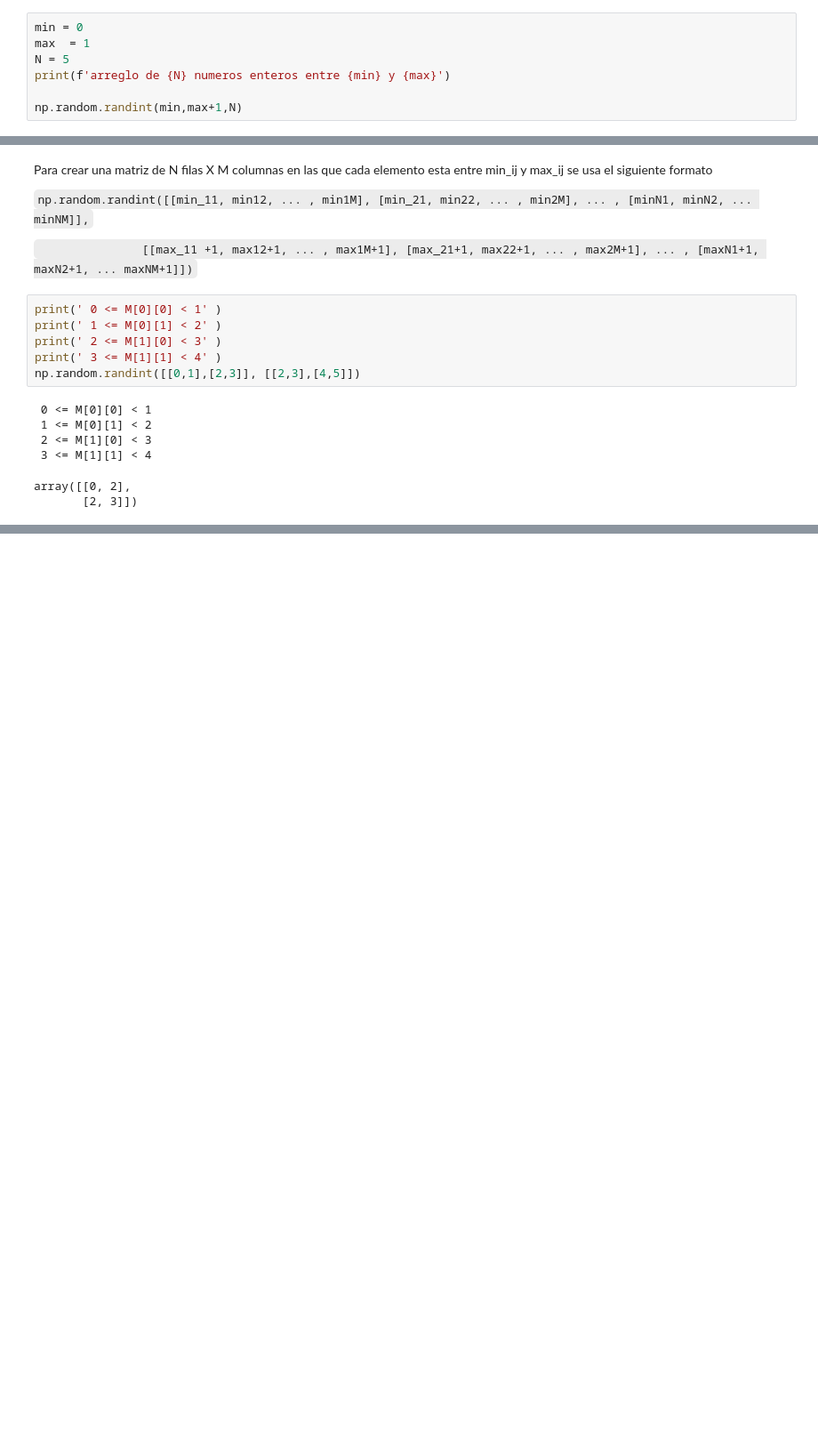
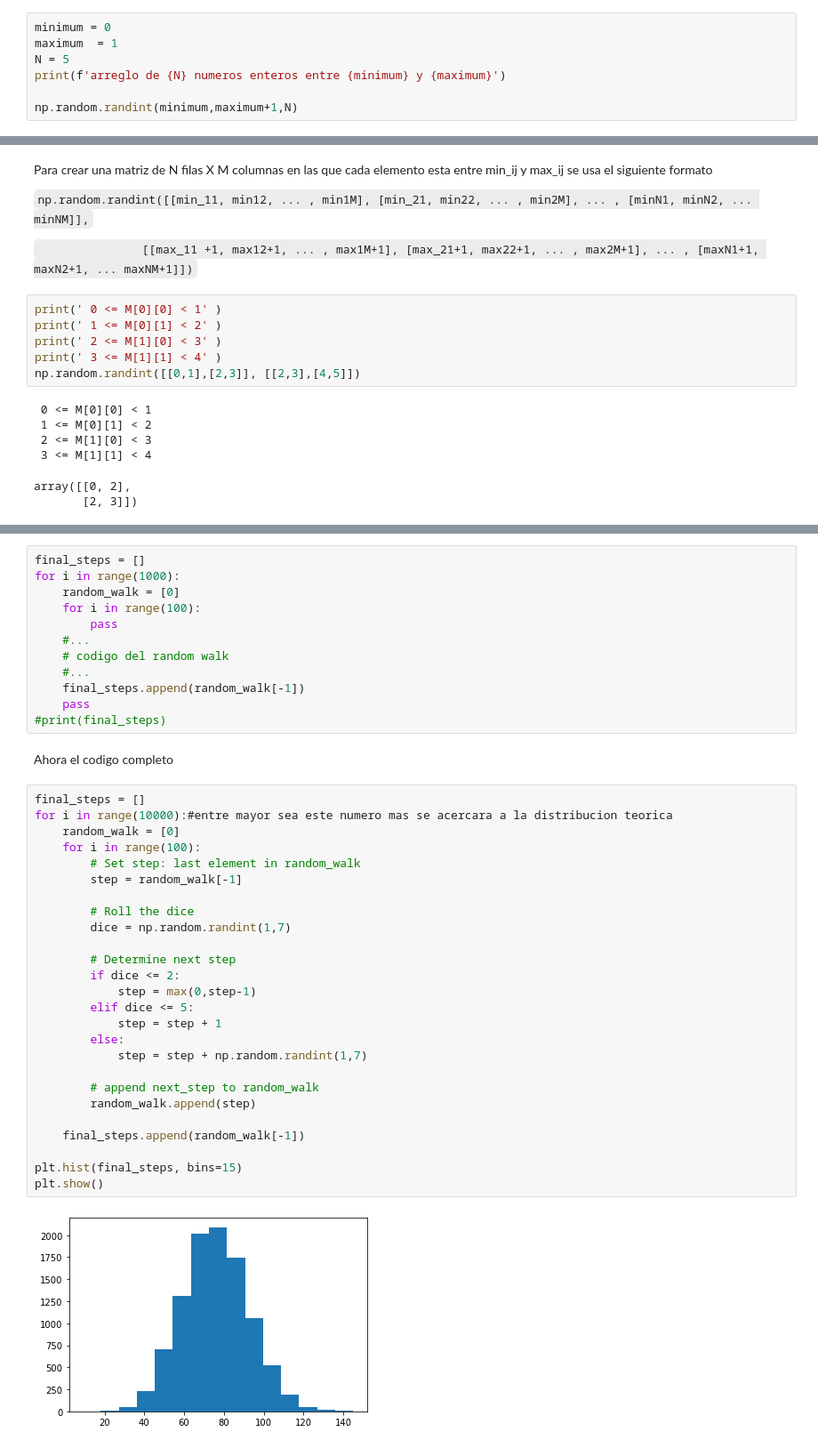
Before and after one commit to aforeroo/notebooks, a Jupyter notebook: random-numbers.ipynb, the cells around one changed output, grey strips where cells are left out. Shown: that part at 89% size. Cells and saved outputs as stored; diff of their text form; blank space fills up the shorter version.

```diff
--- a/random-numbers.ipynb
+++ b/random-numbers.ipynb
@@ -63,12 +63,12 @@ array([[0.34033785, 0.82435246],
 # %% [markdown]
 para crear un arreglo de N numeros aleatorios enteros se usa el siguiente formato `np.random.randint(min, max+1, N)`
 # %%
-min = 0
-max  = 1
+minimum = 0
+maximum  = 1
 N = 5
-print(f'arreglo de {N} numeros enteros entre {min} y {max}')
+print(f'arreglo de {N} numeros enteros entre {minimum} y {maximum}')
 
-np.random.randint(min,max+1,N)
+np.random.randint(minimum,maximum+1,N)
 # %% [output]
 arreglo de 5 numeros enteros entre 0 y 1
 array([0, 0, 0, 0, 0])
@@ -153,0 +198,42 @@ array([[0, 2],
+# %%
+final_steps = []
+for i in range(1000):
+    random_walk = [0]
+    for i in range(100):
+        pass
+    #...
+    # codigo del random walk
+    #...
+    final_steps.append(random_walk[-1])
+    pass
+#print(final_steps)
+# %% [markdown]
+Ahora el codigo completo
+# %%
+final_steps = []
+for i in range(10000):#entre mayor sea este numero mas se acercara a la distribucion teorica
+    random_walk = [0]
+    for i in range(100):
+        # Set step: last element in random_walk
+        step = random_walk[-1]
+
+        # Roll the dice
+        dice = np.random.randint(1,7)
+
+        # Determine next step
+        if dice <= 2:
+            step = max(0,step-1)
+        elif dice <= 5:
+            step = step + 1
+        else:
+            step = step + np.random.randint(1,7)
+
+        # append next_step to random_walk
+        random_walk.append(step)
+
+    final_steps.append(random_walk[-1])
+
+plt.hist(final_steps, bins=15)
+plt.show()
+# %% [output]
+[figure, added]
```
Also changed, not shown: parts of 18 cells of this notebook.
